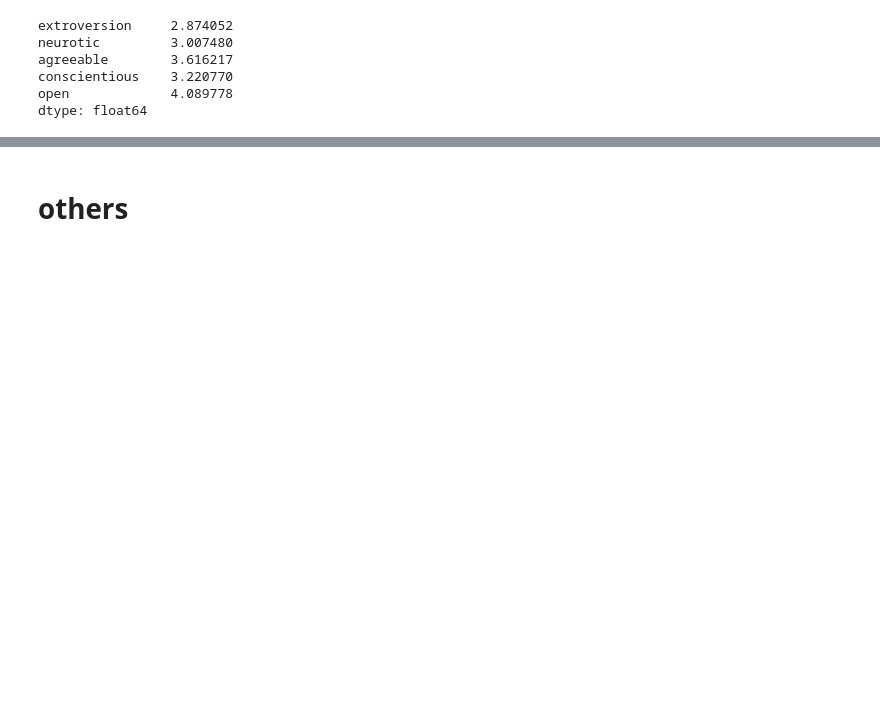
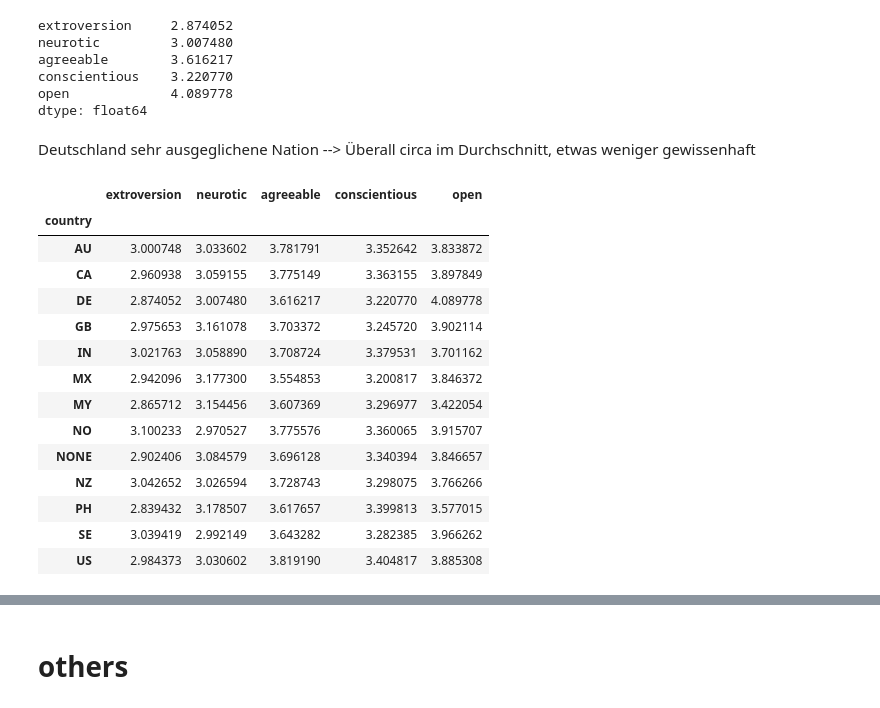
Before and after one commit to marvin2311/BigFive_Personality_Analysis, a Jupyter notebook: Part_Marco.ipynb, the cells around one changed output, grey strips where cells are left out. Drawn from its saved outputs; the diff is of its cells as text; code cells hidden in the pictures; blank space fills up the shorter version.

```diff
--- a/Part_Marco.ipynb
+++ b/Part_Marco.ipynb
@@ -568,3 +679,24 @@ agreeable        3.616217
 conscientious    3.220770
 open             4.089778
 dtype: float64
+# %% [markdown]
+Deutschland sehr ausgeglichene Nation --> Überall circa im Durchschnitt, etwas weniger gewissenhaft
+# %%
+# mean comparison of those countries that had more than 10.000 participants
+country_means_per_category[df['country'].value_counts() >= 10000]
+# %% [output]
+|  | extroversion | neurotic | agreeable | conscientious | open |
+| country |  |  |  |  |  |
+| AU | 3.000748 | 3.033602 | 3.781791 | 3.352642 | 3.833872 |
+| CA | 2.960938 | 3.059155 | 3.775149 | 3.363155 | 3.897849 |
+| DE | 2.874052 | 3.007480 | 3.616217 | 3.220770 | 4.089778 |
+| GB | 2.975653 | 3.161078 | 3.703372 | 3.245720 | 3.902114 |
+| IN | 3.021763 | 3.058890 | 3.708724 | 3.379531 | 3.701162 |
+| MX | 2.942096 | 3.177300 | 3.554853 | 3.200817 | 3.846372 |
+| MY | 2.865712 | 3.154456 | 3.607369 | 3.296977 | 3.422054 |
+| NO | 3.100233 | 2.970527 | 3.775576 | 3.360065 | 3.915707 |
+| NONE | 2.902406 | 3.084579 | 3.696128 | 3.340394 | 3.846657 |
+| NZ | 3.042652 | 3.026594 | 3.728743 | 3.298075 | 3.766266 |
+| PH | 2.839432 | 3.178507 | 3.617657 | 3.399813 | 3.577015 |
+| SE | 3.039419 | 2.992149 | 3.643282 | 3.282385 | 3.966262 |
+| US | 2.984373 | 3.030602 | 3.819190 | 3.404817 | 3.885308 |
```
Also changed, not shown: parts of 27 cells of this notebook.
